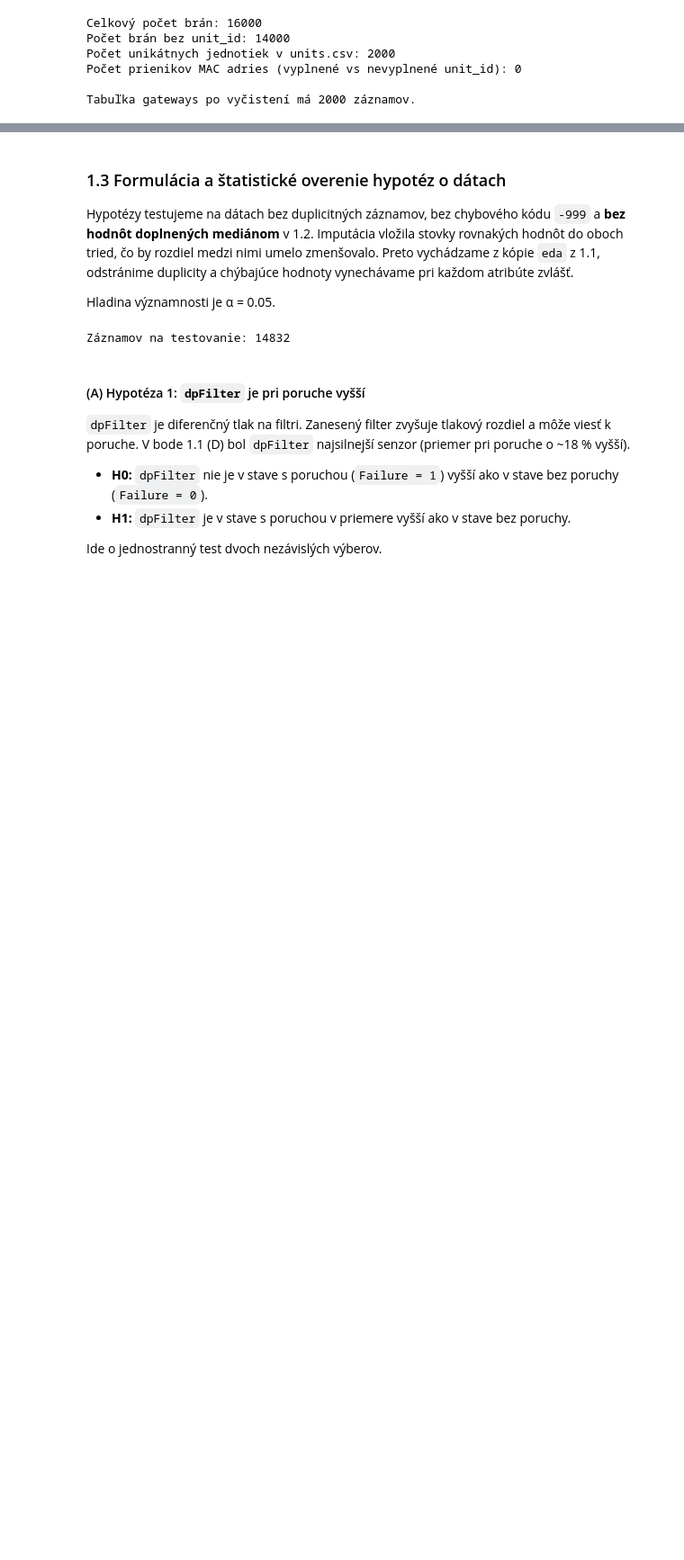
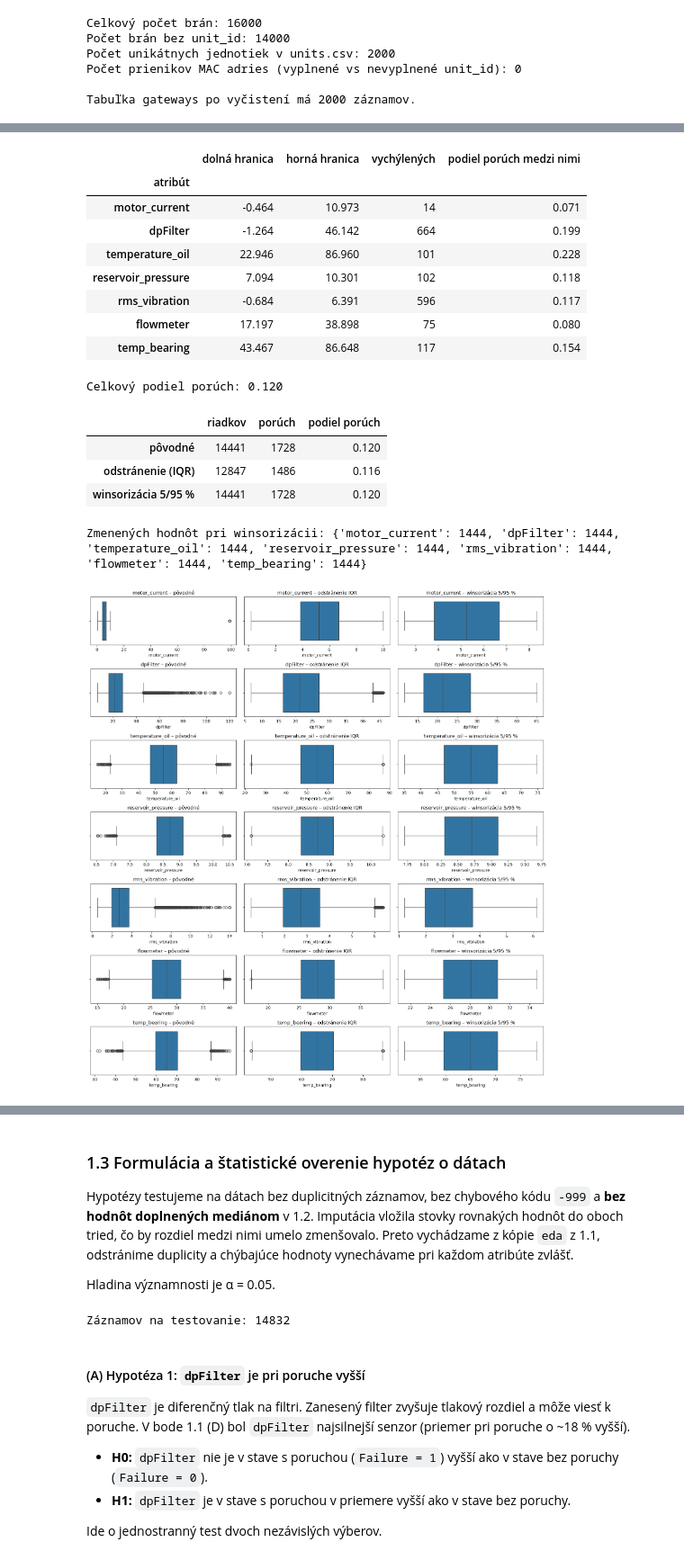
Before and after one commit to deno555/iau_projekt, a Jupyter notebook: IAU_projekt.ipynb, the cells around one changed output, grey strips where cells are left out. Shown at 90% size. Drawn from its saved outputs; the diff is of its cells as text; code cells hidden in the pictures; blank space fills up the shorter version.

```diff
--- a/IAU_projekt.ipynb
+++ b/IAU_projekt.ipynb
@@ -425,0 +452,6 @@ dtype: int64
+# %%
+bez_jednotky = df["installRegion"].isna()
+print(f"Meraní bez metadát jednotky: {bez_jednotky.sum()} ({bez_jednotky.mean():.1%}), "
+      f"podiel porúch: {df.loc[bez_jednotky, 'Failure'].mean():.1%} (celkovo {df['Failure'].mean():.1%})")
+df = df[~bez_jednotky].copy()
+print("Tvar datasetu:", df.shape)
@@ -425,0 +463,10 @@ dtype: int64
+# %%
+# chybový kód -999 -> chýbajúca hodnota
+df.loc[df["temperature_oil"] == -999, "temperature_oil"] = np.nan
+
+chybajuce = ["dpFilter", "rms_vibration", "temperature_oil", "hoursService"]
+display(pd.DataFrame({
+    "chýbajúce": df[chybajuce].isna().sum(),
+    "podiel porúch pri chýbajúcej hodnote": [df.loc[df[c].isna(), "Failure"].mean() for c in chybajuce],
+    "podiel porúch celkovo": df["Failure"].mean(),
+}).round(3))
@@ -546,0 +623,3 @@ Počet riadkov po odstránení extrémov z motor_current: 14818
+# %%
+df = df[~pred_prevadzkou].copy()
+print("Tvar datasetu po odstránení meraní pred uvedením do prevádzky:", df.shape)
@@ -546,0 +635,57 @@ Počet riadkov po odstránení extrémov z motor_current: 14818
+# %%
+# detekcia vychýlených hodnôt metódou IQR
+hranice, detekcia = {}, []
+for c in sensors:
+    q1, q3 = df[c].quantile([0.25, 0.75])
+    lo, hi = q1 - 1.5 * (q3 - q1), q3 + 1.5 * (q3 - q1)
+    hranice[c] = (lo, hi)
+    mimo = (df[c] < lo) | (df[c] > hi)
+    detekcia.append({"atribút": c, "dolná hranica": lo, "horná hranica": hi,
+                     "vychýlených": int(mimo.sum()),
+                     "podiel porúch medzi nimi": df.loc[mimo, "Failure"].mean()})
+display(pd.DataFrame(detekcia).set_index("atribút").round(3))
+print(f"Celkový podiel porúch: {df['Failure'].mean():.3f}")
+
+# technika 1: odstránenie záznamov s vychýlenou hodnotou v ktoromkoľvek senzore
+mimo_iqr = pd.Series(False, index=df.index)
+for c, (lo, hi) in hranice.items():
+    mimo_iqr |= (df[c] < lo) | (df[c] > hi)
+df_no_outliers = df[~mimo_iqr].copy()
+
+# technika 2: winsorizácia 5 % / 95 %
+df_capped = df.copy()
+for c in sensors:
+    df_capped[c] = df_capped[c].clip(df[c].quantile(0.05), df[c].quantile(0.95))
+
+display(pd.DataFrame({
+    "riadkov": [len(df), len(df_no_outliers), len(df_capped)],
+    "porúch": [df["Failure"].sum(), df_no_outliers["Failure"].sum(), df_capped["Failure"].sum()],
+    "podiel porúch": [df["Failure"].mean(), df_no_outliers["Failure"].mean(), df_capped["Failure"].mean()],
+}, index=["pôvodné", "odstránenie (IQR)", "winsorizácia 5/95 %"]).round(3))
+print("Zmenených hodnôt pri winsorizácii:", (df_capped[sensors] != df[sensors]).sum().to_dict())
+
+# vizuálne porovnanie
+fig, axes = plt.subplots(len(sensors), 3, figsize=(16, 2.5 * len(sensors)))
+for i, c in enumerate(sensors):
+    for j, (nazov, d) in enumerate([("pôvodné", df), ("odstránenie IQR", df_no_outliers),
+                                    ("winsorizácia 5/95 %", df_capped)]):
+        sns.boxplot(x=d[c], ax=axes[i, j])
+        axes[i, j].set_title(f"{c} – {nazov}")
+plt.tight_layout(); plt.show()
+# %% [output]
+|  | dolná hranica | horná hranica | vychýlených | podiel porúch medzi nimi |
+| atribút |  |  |  |  |
+| motor_current | -0.464 | 10.973 | 14 | 0.071 |
+| dpFilter | -1.264 | 46.142 | 664 | 0.199 |
+| temperature_oil | 22.946 | 86.960 | 101 | 0.228 |
+| reservoir_pressure | 7.094 | 10.301 | 102 | 0.118 |
+| rms_vibration | -0.684 | 6.391 | 596 | 0.117 |
+| flowmeter | 17.197 | 38.898 | 75 | 0.080 |
+| temp_bearing | 43.467 | 86.648 | 117 | 0.154 |
+Celkový podiel porúch: 0.120
+|  | riadkov | porúch | podiel porúch |
+| pôvodné | 14441 | 1728 | 0.120 |
+| odstránenie (IQR) | 12847 | 1486 | 0.116 |
+| winsorizácia 5/95 % | 14441 | 1728 | 0.120 |
+Zmenených hodnôt pri winsorizácii: {'motor_current': 1444, 'dpFilter': 1444, 'temperature_oil': 1444, 'reservoir_pressure': 1444, 'rms_vibration': 1444, 'flowmeter': 1444, 'temp_bearing': 1444}
+[figure, added]
```
Also changed, not shown: parts of 38 cells of this notebook.
